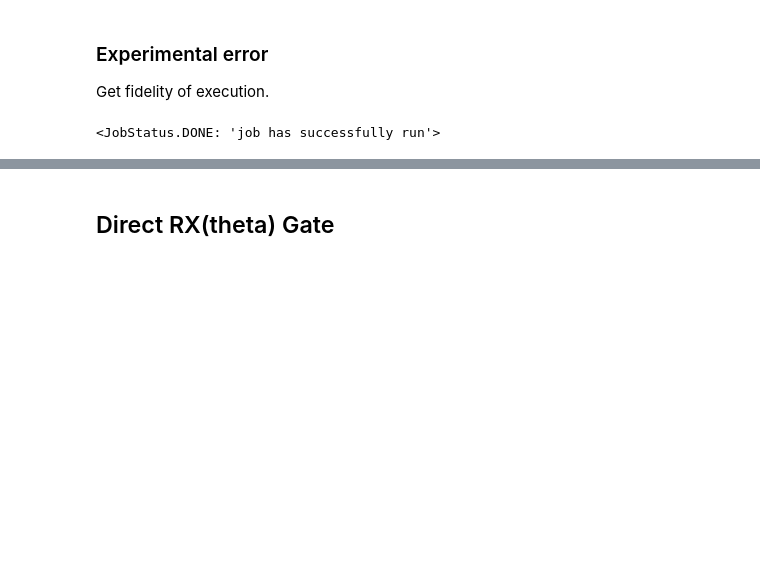
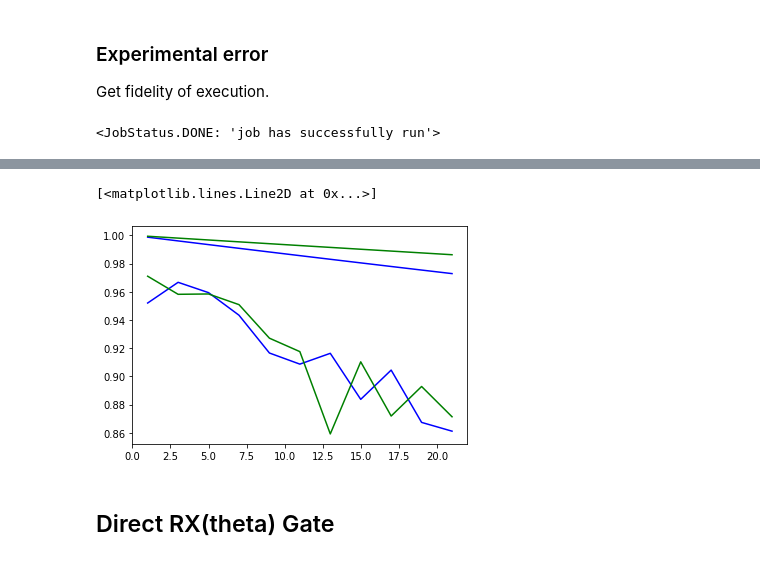
Before and after one commit to singular-value/optimizations_via_openpulse, a Jupyter notebook: PulseCompiler.ipynb, the cells around one changed output, grey strips where cells are left out. Cells and saved outputs as stored; diff of their text form; code cells hidden in the pictures; blank space fills up the shorter version.

Commit message:
mitigation and plots added to ZZ. some process tomo results for RX

```diff
--- a/PulseCompiler.ipynb
+++ b/PulseCompiler.ipynb
@@ -214,13 +214,33 @@ from qiskit.extensions.standard import XGate
 from qiskit.tools.qi.qi import outer
 ideal_unitary = Operator(XGate()).data
 choi_ideal = outer(ideal_unitary.ravel(order='F'))
+# %%
+from copy import deepcopy
+result_cpy_std = deepcopy(result_std_marg)
+result_cpy_opt = deepcopy(result_opt_marg)
 # %%
-qpt_fitter = ProcessTomographyFitter(result_std_mit, qpt_circuits_std)
-choi_cvx = qpt_fitter.fit(method='cvx')
-fidelity = np.real(process_fidelity(choi_ideal, choi_cvx.data, require_cptp=False))
-print(fidelity)
+fidelities_std = []
+fidelities_opt = []
+for i, rep in enumerate(reps):
+    result_std_mit = readout_fitter.filter.apply(result_cpy_std)
+    result_opt_mit = readout_fitter.filter.apply(result_cpy_opt)
 
-qpt_fitter = ProcessTomographyFitter(result_opt_mit, qpt_circuits_opt)
-choi_cvx = qpt_fitter.fit(method='cvx')
-fidelity = np.real(process_fidelity(choi_ideal, choi_cvx.data, require_cptp=False))
-print(fidelity)
+    # remove results for other rep
+    # TODO: allow selecting subset of result
+    single_qpt_size = len(circuits_std[0])
+    del result_std_mit.results[:i*single_qpt_size]
+    del result_std_mit.results[single_qpt_size:]
+    del result_opt_mit.results[:i*single_qpt_size]
+    del result_opt_mit.results[single_qpt_size:]
+    assert len(result_std_mit.results) == len(circuits_std[i])
+    assert len(result_opt_mit.results) == len(circuits_std[i])
+
+    qpt_fitter = ProcessTomographyFitter(result_std_mit, circuits_std[i])
+    choi_cvx = qpt_fitter.fit(method='cvx')
+    fidelity = np.real(process_fidelity(choi_ideal, choi_cvx.data, require_cptp=False))
+    fidelities_std.append(fidelity)
+
+    qpt_fitter = ProcessTomographyFitter(result_opt_mit, circuits_std[i])
+    choi_cvx = qpt_fitter.fit(method='cvx')
+    fidelity = np.real(process_fidelity(choi_ideal, choi_cvx.data, require_cptp=False))
+    fidelities_opt.append(fidelity)
@@ -227,3 +265,12 @@ print(fidelity)
+# %%
+import matplotlib.pyplot as plt
+plt.plot(reps, fidelities_std, 'b-')
+plt.plot(reps, fidelities_opt, 'g-')
+plt.plot(reps, max_fidelities_std, 'b')
+plt.plot(reps, max_fidelities_opt, 'g')
+# %% [output]
+[<matplotlib.lines.Line2D at 0x...>]
+[figure, added]
 # %% [markdown]
 ## Direct RX(theta) Gate
 # %%
```
Also changed, not shown: parts of 7 cells of this notebook, 1 other file.
